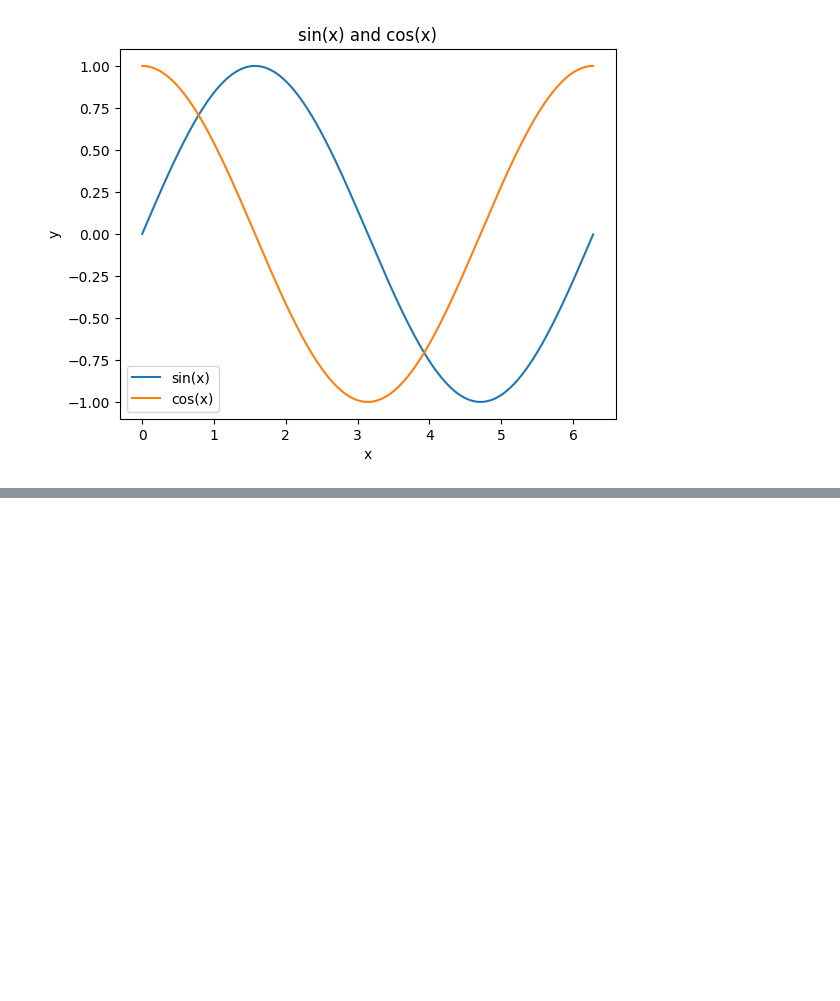
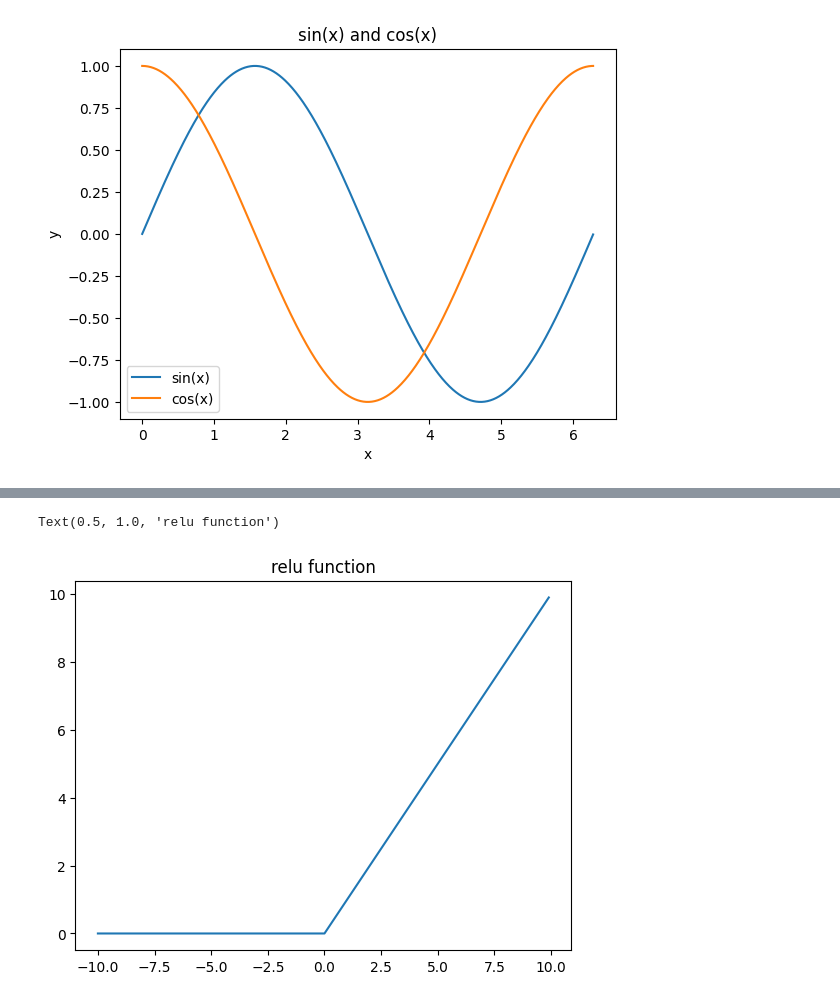
Before and after one commit to sakamakik-outlook/pytorch, a Jupyter notebook: python.ipynb, the cells around one changed output, grey strips where cells are left out. Cells and saved outputs as stored; diff of their text form; code cells hidden in the pictures; blank space fills up the shorter version.

```diff
--- a/python.ipynb
+++ b/python.ipynb
@@ -59,0 +130,9 @@ my_file.close()
+# %%
+# plot relu function
+x = torch.arange(-10, 10, 0.1)
+y = torch.relu(x)
+plt.plot(x.numpy(), y.numpy())
+plt.title('relu function')
+# %% [output]
+Text(0.5, 1.0, 'relu function')
+[figure, added]
```
Also changed, not shown: parts of 31 cells of this notebook, 8 other files.
